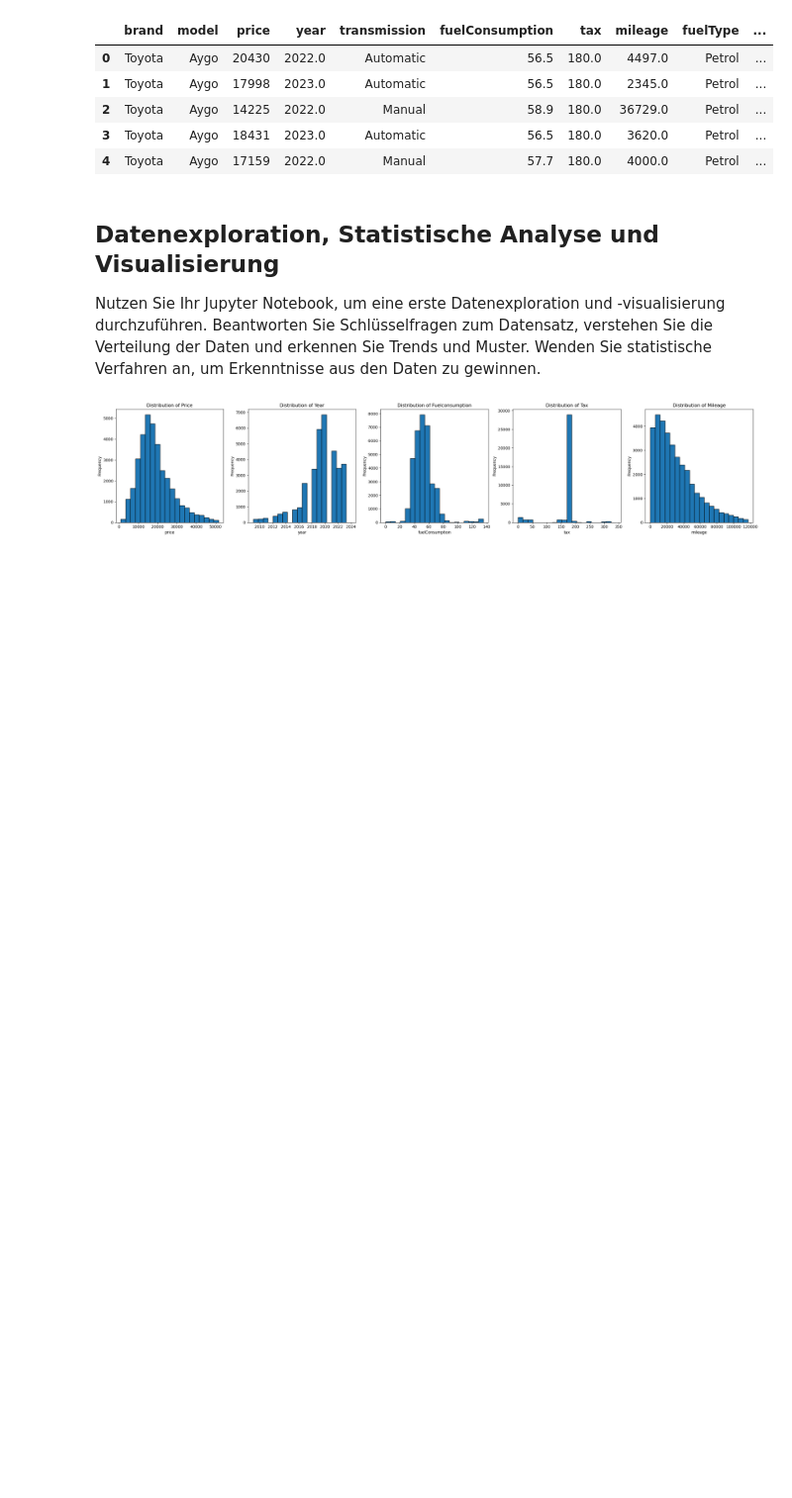
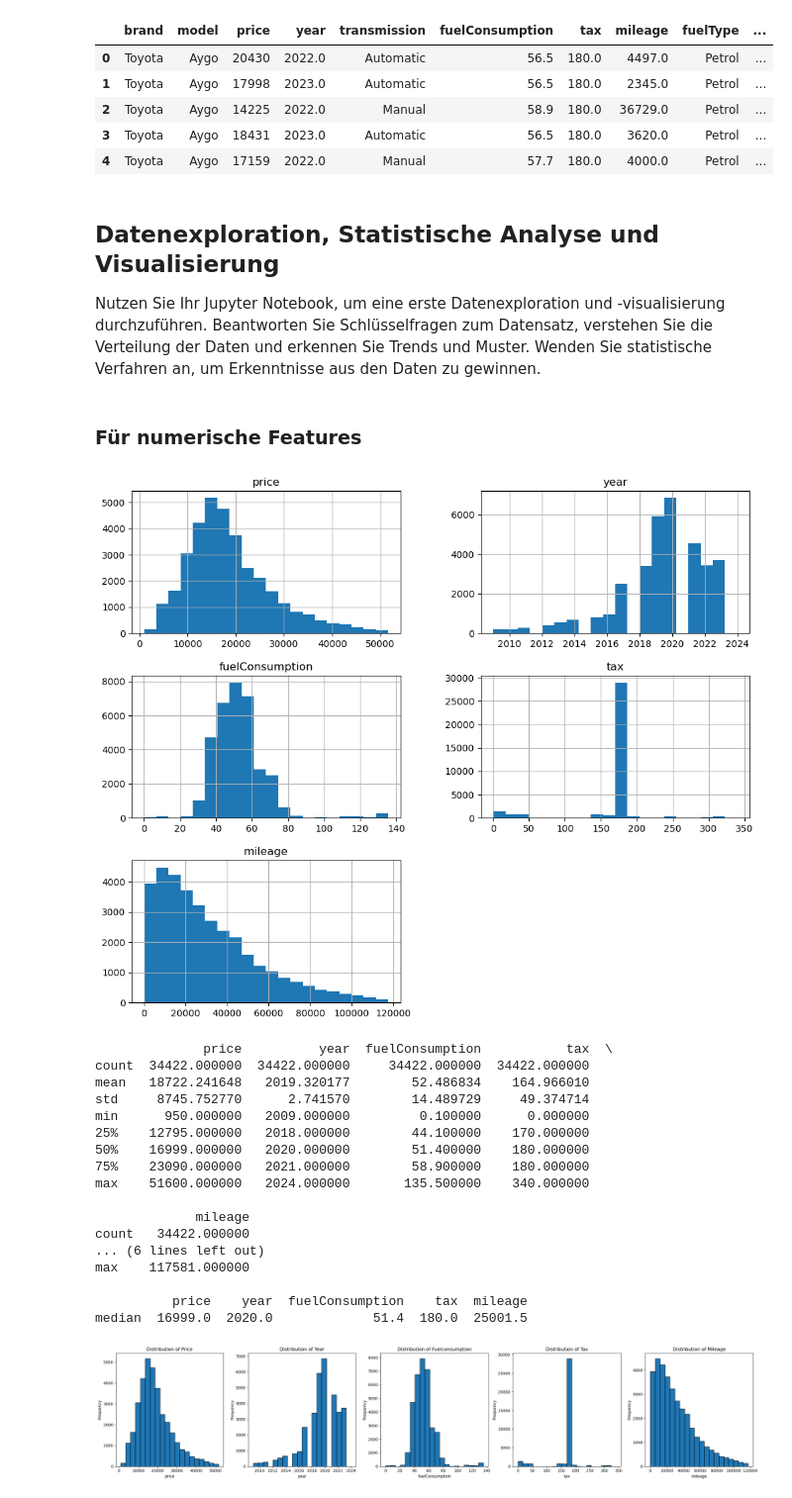
Before and after one commit to aykansandal/MDAProjekt, a Jupyter notebook: scrape.ipynb, the cells around one changed output. Shown at 99% size. Drawn from its saved outputs; the diff is of its cells as text; code cells hidden in the pictures; blank space fills up the shorter version.

Commit message:
Data exploration and visualization

```diff
--- a/scrape.ipynb
+++ b/scrape.ipynb
@@ -371,6 +371,38 @@ df.head()
 ## **Datenexploration, Statistische Analyse und Visualisierung**
 
 Nutzen Sie Ihr Jupyter Notebook, um eine erste Datenexploration und -visualisierung durchzuführen. Beantworten Sie Schlüsselfragen zum Datensatz, verstehen Sie die Verteilung der Daten und erkennen Sie Trends und Muster. Wenden Sie statistische Verfahren an, um Erkenntnisse aus den Daten zu gewinnen.
+# %% [markdown]
+### Für numerische Features
+# %%
+# Plot histograms for numerical features
+df.hist(figsize=(12, 10), bins=20)
+plt.show()
+
+# Display summary statistics
+print(df.describe())
+print()
+
+# Display  median
+print(df[["price", "year", "fuelConsumption", "tax", "mileage"]].agg(['median']))
+# %% [output]
+[figure, added]
+              price          year  fuelConsumption           tax  \
+count  34422.000000  34422.000000     34422.000000  34422.000000
+mean   18722.241648   2019.320177        52.486834    164.966010
+std     8745.752770      2.741570        14.489729     49.374714
+min      950.000000   2009.000000         0.100000      0.000000
+25%    12795.000000   2018.000000        44.100000    170.000000
+50%    16999.000000   2020.000000        51.400000    180.000000
+75%    23090.000000   2021.000000        58.900000    180.000000
+max    51600.000000   2024.000000       135.500000    340.000000
+
+             mileage
+count   34422.000000
+... (6 lines left out)
+max    117581.000000
+
+          price    year  fuelConsumption    tax  mileage
+median  16999.0  2020.0             51.4  180.0  25001.5
 # %%
 import matplotlib.pyplot as plt
 
```
Also changed, not shown: parts of 12 cells of this notebook.
